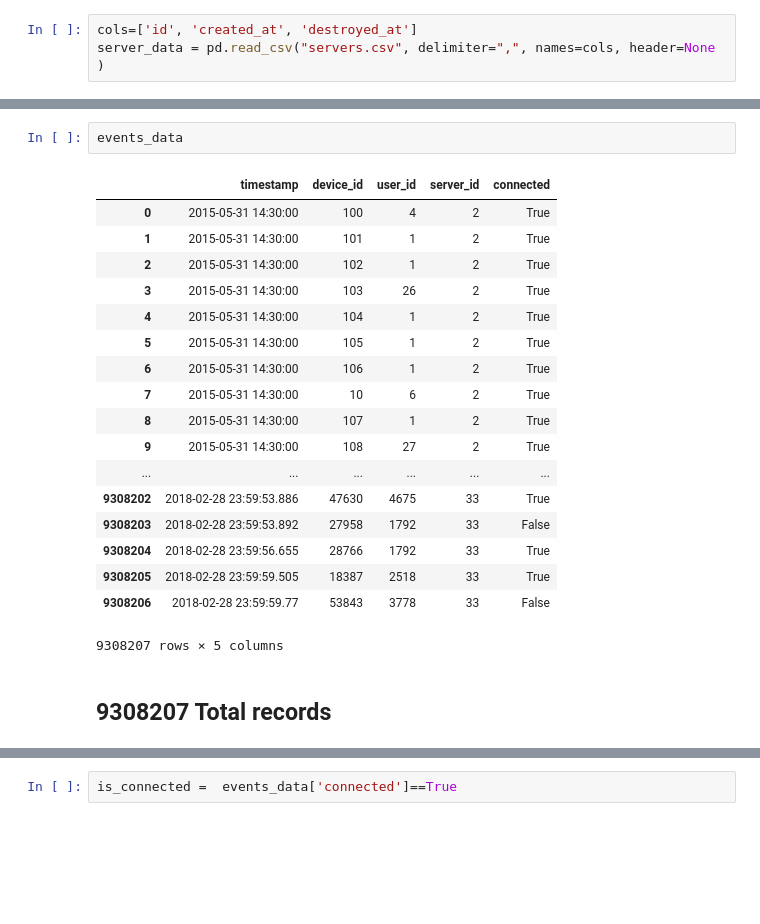
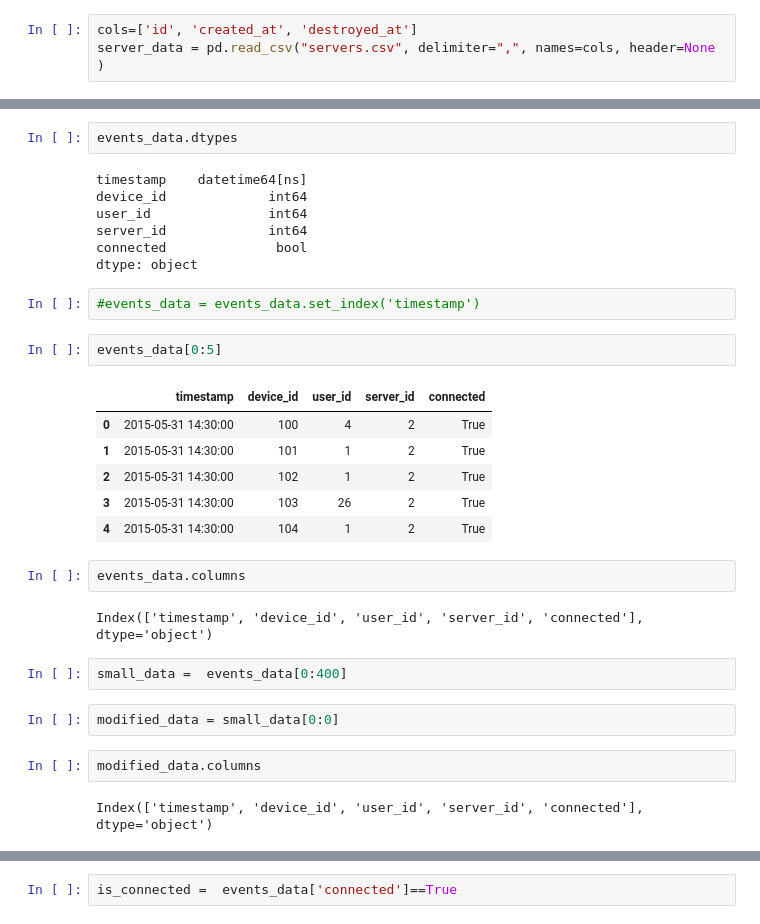
Before and after one commit to Kalinga/DS, a Jupyter notebook: Task1.ipynb, the cells around one changed output, grey strips where cells are left out. Cells and saved outputs as stored; diff of their text form; blank space fills up the shorter version.

```diff
--- a/Task1.ipynb
+++ b/Task1.ipynb
@@ -30,23 +19,32 @@ events_data = pd.read_csv("connectivity_events.csv", delimiter=",", names=cols,
 # %%
-events_data
+events_data.dtypes
 # %% [output]
-|  | timestamp | device_id | user_id | server_id | connected |
-| 0 | 2015-05-31 14:30:00 | 100 | 4 | 2 | True |
-| 1 | 2015-05-31 14:30:00 | 101 | 1 | 2 | True |
-| 2 | 2015-05-31 14:30:00 | 102 | 1 | 2 | True |
-| 3 | 2015-05-31 14:30:00 | 103 | 26 | 2 | True |
-| 4 | 2015-05-31 14:30:00 | 104 | 1 | 2 | True |
-| 5 | 2015-05-31 14:30:00 | 105 | 1 | 2 | True |
-| 6 | 2015-05-31 14:30:00 | 106 | 1 | 2 | True |
-| 7 | 2015-05-31 14:30:00 | 10 | 6 | 2 | True |
-| 8 | 2015-05-31 14:30:00 | 107 | 1 | 2 | True |
-| 9 | 2015-05-31 14:30:00 | 108 | 27 | 2 | True |
-| ... | ... | ... | ... | ... | ... |
-| 9308202 | 2018-02-28 23:59:53.886 | 47630 | 4675 | 33 | True |
-| 9308203 | 2018-02-28 23:59:53.892 | 27958 | 1792 | 33 | False |
-| 9308204 | 2018-02-28 23:59:56.655 | 28766 | 1792 | 33 | True |
-| 9308205 | 2018-02-28 23:59:59.505 | 18387 | 2518 | 33 | True |
-| 9308206 | 2018-02-28 23:59:59.77 | 53843 | 3778 | 33 | False |
-9308207 rows × 5 columns
+timestamp    datetime64[ns]
+device_id             int64
+user_id               int64
+server_id             int64
+connected              bool
+dtype: object
-# %% [markdown]
-## 9308207 Total records
+# %%
+#events_data = events_data.set_index('timestamp')
+# %%
+events_data[0:5]
+# %% [output]
+|  | timestamp | device_id | user_id | server_id | connected |
+| 0 | 2015-05-31 14:30:00 | 100 | 4 | 2 | True |
+| 1 | 2015-05-31 14:30:00 | 101 | 1 | 2 | True |
+| 2 | 2015-05-31 14:30:00 | 102 | 1 | 2 | True |
+| 3 | 2015-05-31 14:30:00 | 103 | 26 | 2 | True |
+| 4 | 2015-05-31 14:30:00 | 104 | 1 | 2 | True |
+# %%
+events_data.columns
+# %% [output]
+Index(['timestamp', 'device_id', 'user_id', 'server_id', 'connected'], dtype='object')
+# %%
+small_data =  events_data[0:400]
+# %%
+modified_data = small_data[0:0]
+# %%
+modified_data.columns
+# %% [output]
+Index(['timestamp', 'device_id', 'user_id', 'server_id', 'connected'], dtype='object')
```
Also changed, not shown: parts of 16 cells of this notebook.
